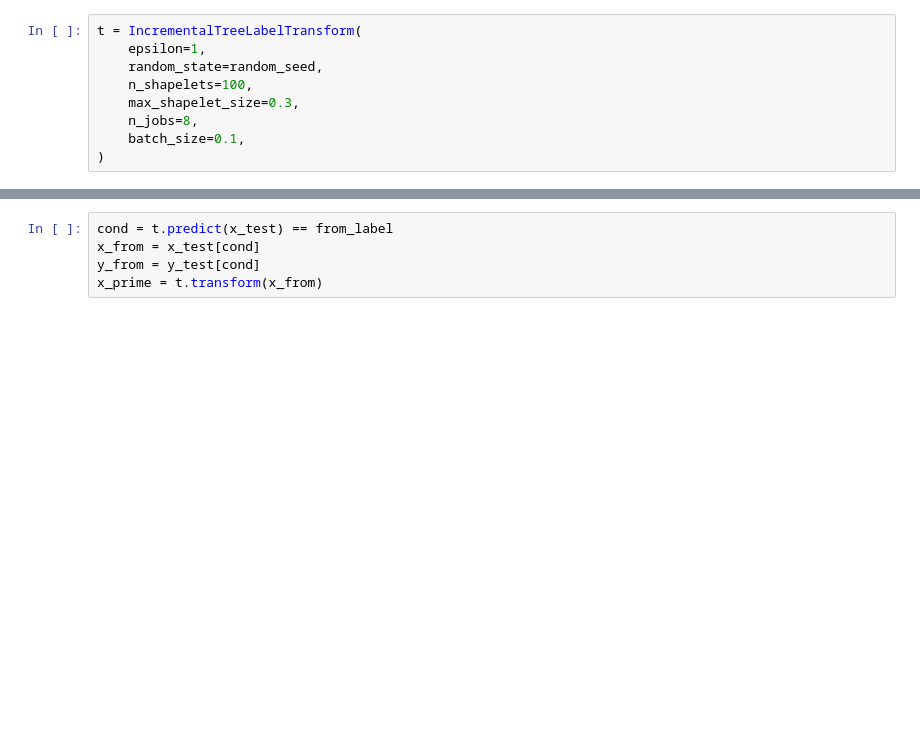
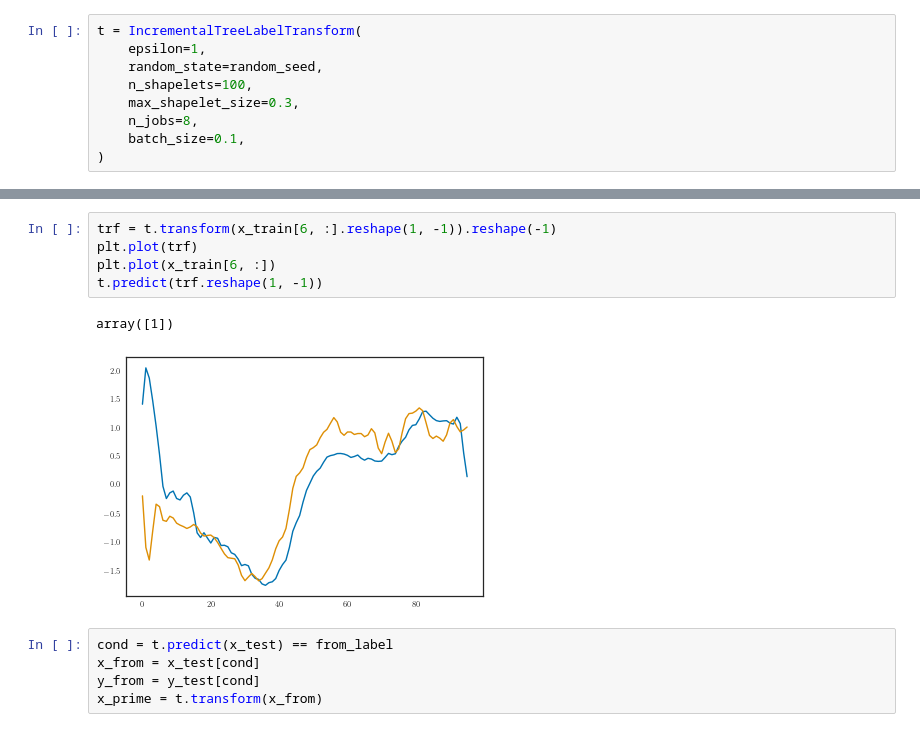
Before and after one commit to isaksamsten/tsexplain, a Jupyter notebook: TimeSeries_Transform.ipynb, the cells around one changed output, grey strips where cells are left out. Drawn from its saved outputs; the diff is of its cells as text; blank space fills up the shorter version.

```diff
--- a/TimeSeries_Transform.ipynb
+++ b/TimeSeries_Transform.ipynb
@@ -102,3 +137,11 @@ t.fit(x_train, y_train, to_label)
+# %%
+trf = t.transform(x_train[6, :].reshape(1, -1)).reshape(-1)
+plt.plot(trf)
+plt.plot(x_train[6, :])
+t.predict(trf.reshape(1, -1))
+# %% [output]
+array([1])
+[figure, added]
 # %%
 cond = t.predict(x_test) == from_label
 x_from = x_test[cond]
```
Also changed, not shown: parts of 9 cells of this notebook, 1 other file.
